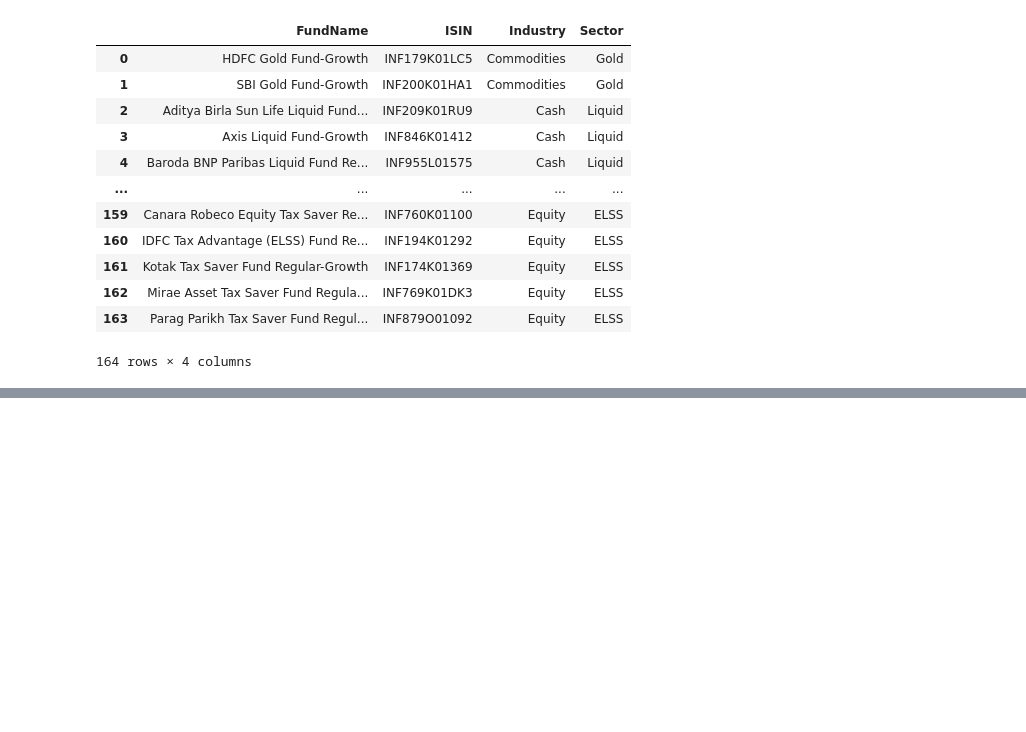
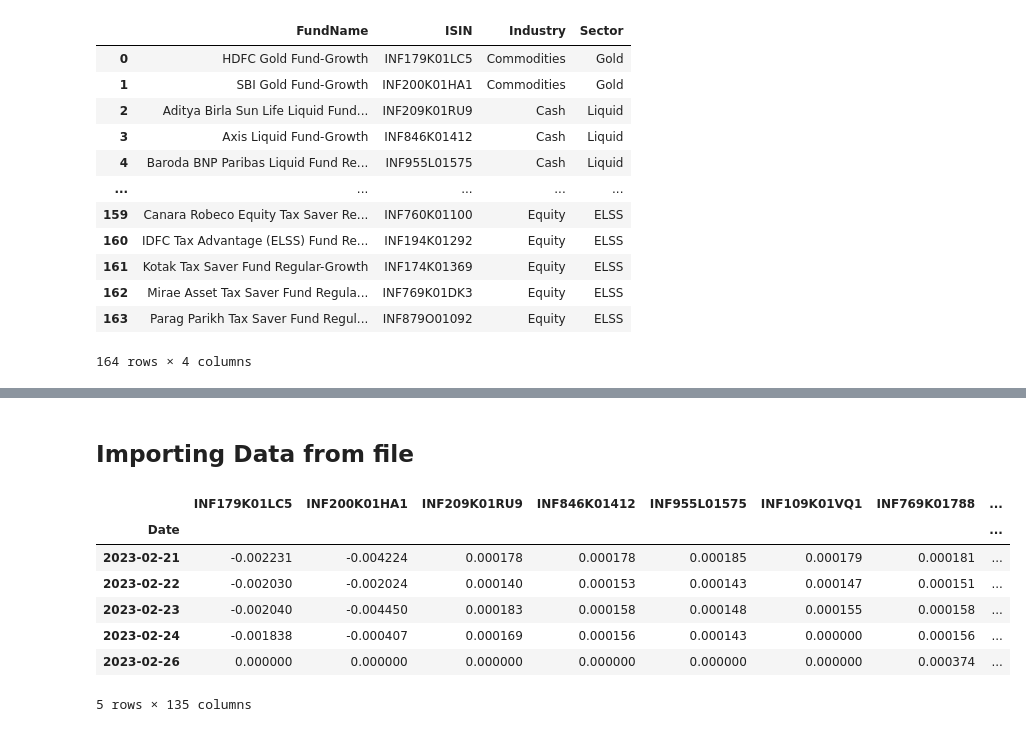
Before and after one commit to quniq/MF_port, a Jupyter notebook: poc _mf.ipynb, the cells around one changed output, grey strips where cells are left out. Saved outputs shown, nothing was run; the diff lists cells and outputs as text; code cells hidden in the pictures; blank space fills up the shorter version.

```diff
--- a/poc _mf.ipynb
+++ b/poc _mf.ipynb
@@ -539,0 +665,24 @@ pd_hodl
+# %% [markdown]
+## Importing Data from file
+# %%
+data3 = pd.read_excel('MF_POC.xlsx')
+data3.index = pd.to_datetime(data3.Date,
+                             format='%Y-%m-%d',
+                             infer_datetime_format=True)
+data3 = data3.drop('Date', axis=1)
+# remove index name
+# data3.index.name = None
+
+# ffill
+data3 = data3.fillna(method='ffill')
+Y = data3.pct_change().dropna()
+display(Y.tail())
+# %% [output]
+|  | INF179K01LC5 | INF200K01HA1 | INF209K01RU9 | INF846K01412 | INF955L01575 | INF109K01VQ1 | INF769K01788 | ... |
+| Date |  |  |  |  |  |  |  | ... |
+| 2023-02-21 | -0.002231 | -0.004224 | 0.000178 | 0.000178 | 0.000185 | 0.000179 | 0.000181 | ... |
+| 2023-02-22 | -0.002030 | -0.002024 | 0.000140 | 0.000153 | 0.000143 | 0.000147 | 0.000151 | ... |
+| 2023-02-23 | -0.002040 | -0.004450 | 0.000183 | 0.000158 | 0.000148 | 0.000155 | 0.000158 | ... |
+| 2023-02-24 | -0.001838 | -0.000407 | 0.000169 | 0.000156 | 0.000143 | 0.000000 | 0.000156 | ... |
+| 2023-02-26 | 0.000000 | 0.000000 | 0.000000 | 0.000000 | 0.000000 | 0.000000 | 0.000374 | ... |
+5 rows × 135 columns
```
Also changed, not shown: parts of 17 cells of this notebook, 4 other files.
